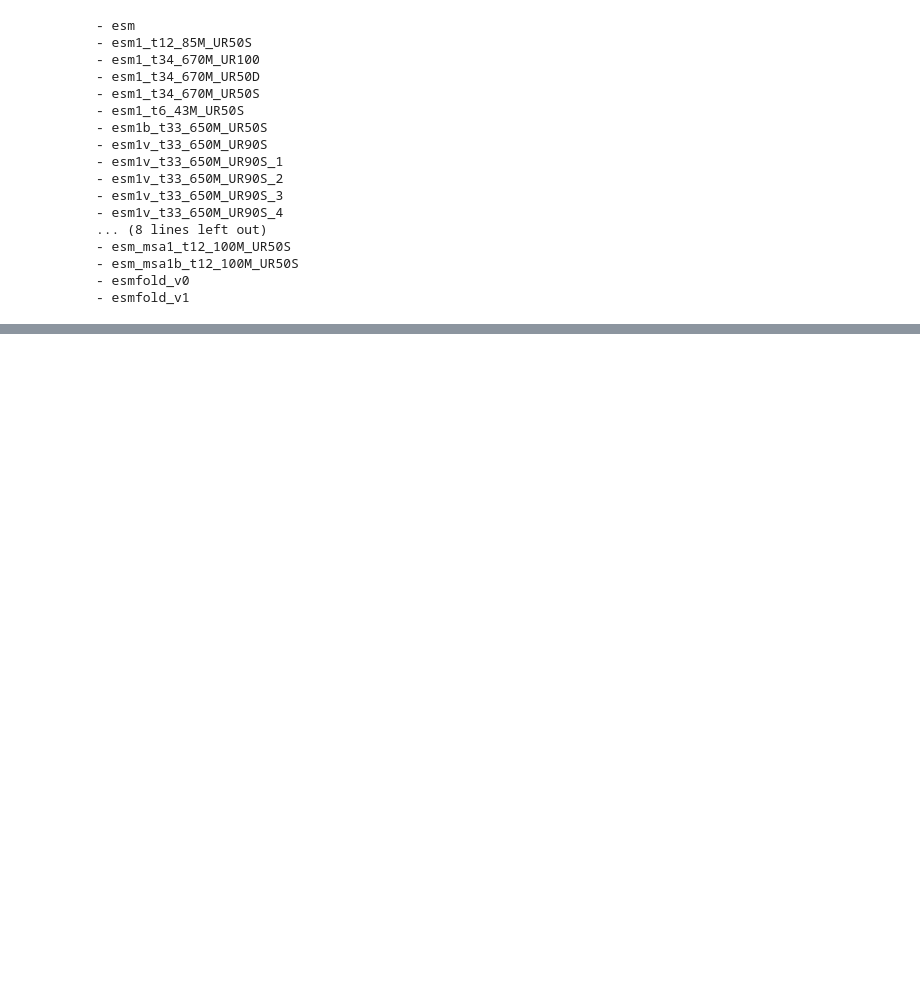
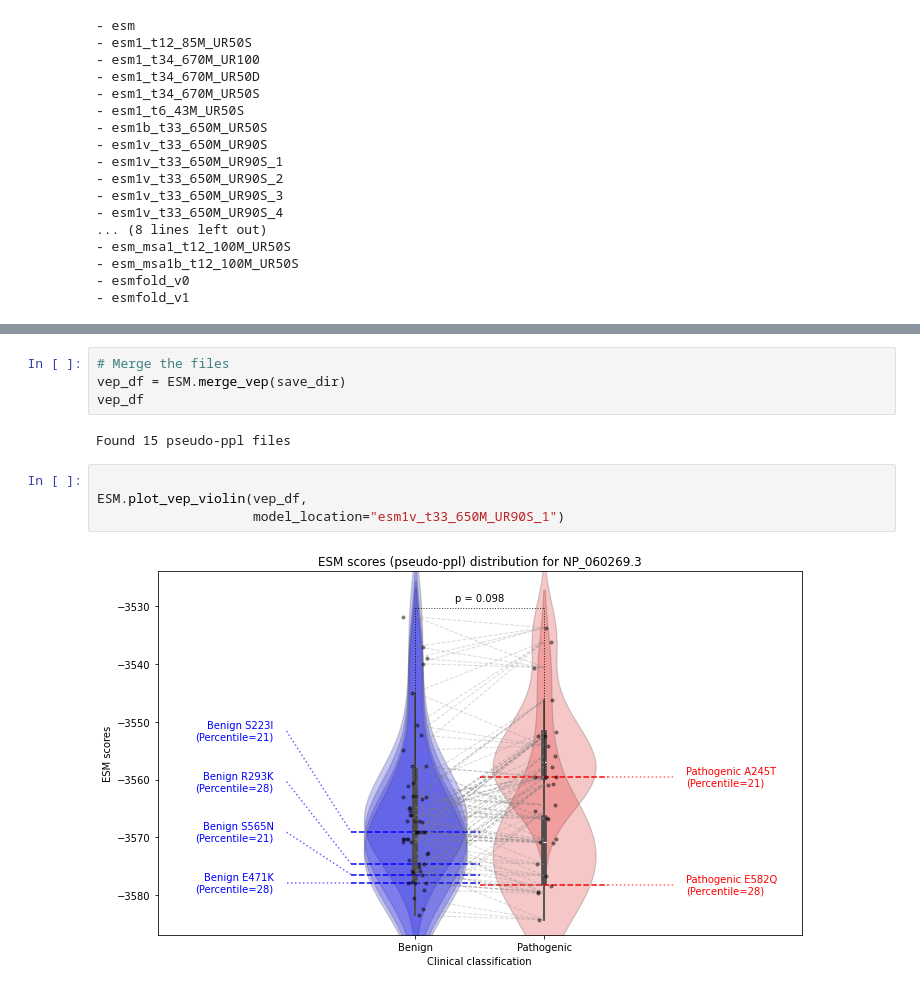
Before and after one commit to bschilder/VEP_protein, a Jupyter notebook: notebooks/ProteinGym.ipynb, the cells around one changed output, grey strips where cells are left out. Cells and saved outputs as stored; diff of their text form; blank space fills up the shorter version.

```diff
--- a/notebooks/ProteinGym.ipynb
+++ b/notebooks/ProteinGym.ipynb
@@ -228,0 +395,12 @@ Transferred model to GPU
+# %%
+# Merge the files
+vep_df = ESM.merge_vep(save_dir)
+vep_df
+# %% [output]
+Found 15 pseudo-ppl files
+# %%
+
+ESM.plot_vep_violin(vep_df,
+                    model_location="esm1v_t33_650M_UR90S_1")
+# %% [output]
+[figure, added]
```
Also changed, not shown: parts of 23 cells of this notebook, 8 other files.
